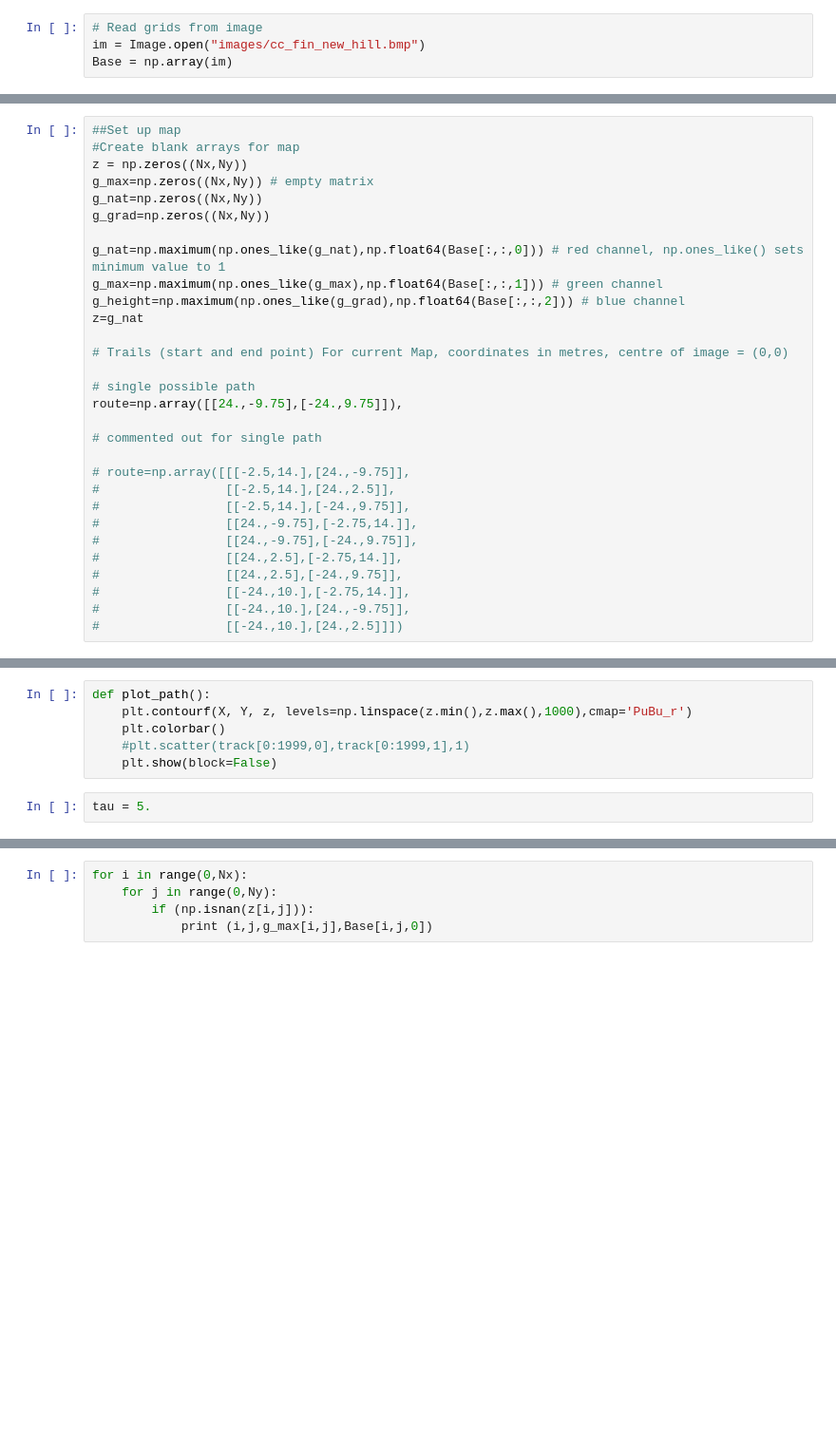
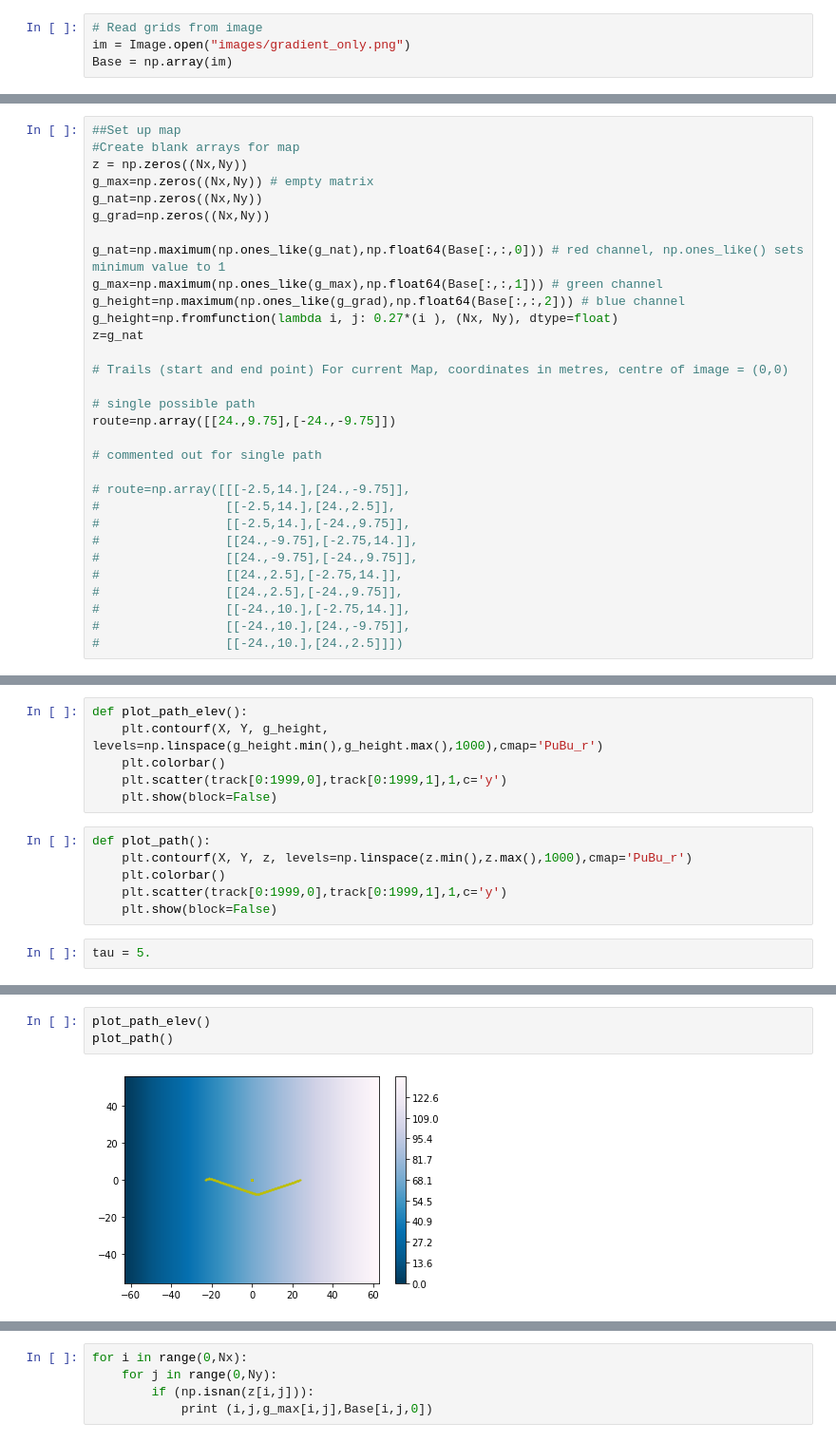
Before and after one commit to Misiek957/ActiveWalkerModelSimulation, a Jupyter notebook: ActiveWalkerModel.ipynb, the cells around one changed output, grey strips where cells are left out. Shown at 95% size. Cells and saved outputs as stored; diff of their text form; blank space fills up the shorter version.

Commit message:
Debugged version Custom implemented straight gradient functioning single horizontal path SPRINT 3 BASE

```diff
--- a/ActiveWalkerModel.ipynb
+++ b/ActiveWalkerModel.ipynb
@@ -17,7 +17,7 @@ from PIL import Image
 %matplotlib inline
 # %%
 # Read grids from image
-im = Image.open("images/cc_fin_new_hill.bmp")
+im = Image.open("images/gradient_only.png")
 Base = np.array(im)
 # %%
 # Define internal quantities and variables
@@ -128,12 +129,13 @@ g_grad=np.zeros((Nx,Ny))
 g_nat=np.maximum(np.ones_like(g_nat),np.float64(Base[:,:,0])) # red channel, np.ones_like() sets minimum value to 1
 g_max=np.maximum(np.ones_like(g_max),np.float64(Base[:,:,1])) # green channel
 g_height=np.maximum(np.ones_like(g_grad),np.float64(Base[:,:,2])) # blue channel
+g_height=np.fromfunction(lambda i, j: 0.27*(i ), (Nx, Ny), dtype=float)
 z=g_nat
 
 # Trails (start and end point) For current Map, coordinates in metres, centre of image = (0,0)
 
 # single possible path
-route=np.array([[24.,-9.75],[-24.,9.75]]),
+route=np.array([[24.,9.75],[-24.,-9.75]])
 
 # commented out for single path
 
@@ -322,11 +332,17 @@ def update_ground():
     #cbar = plt.colorbar()
     #plt.show
     #z[140:160,45:75]
+# %%
+def plot_path_elev():
+    plt.contourf(X, Y, g_height, levels=np.linspace(g_height.min(),g_height.max(),1000),cmap='PuBu_r')
+    plt.colorbar()
+    plt.scatter(track[0:1999,0],track[0:1999,1],1,c='y')
+    plt.show(block=False)
 # %%
 def plot_path():
     plt.contourf(X, Y, z, levels=np.linspace(z.min(),z.max(),1000),cmap='PuBu_r')
     plt.colorbar()
-    #plt.scatter(track[0:1999,0],track[0:1999,1],1)
+    plt.scatter(track[0:1999,0],track[0:1999,1],1,c='y')
     plt.show(block=False)
 # %%
 tau = 5.
@@ -351,0 +384,5 @@ plot_path()
+# %%
+plot_path_elev()
+plot_path()
+# %% [output]
+[figure, added]
```
Also changed, not shown: parts of 15 cells of this notebook.
